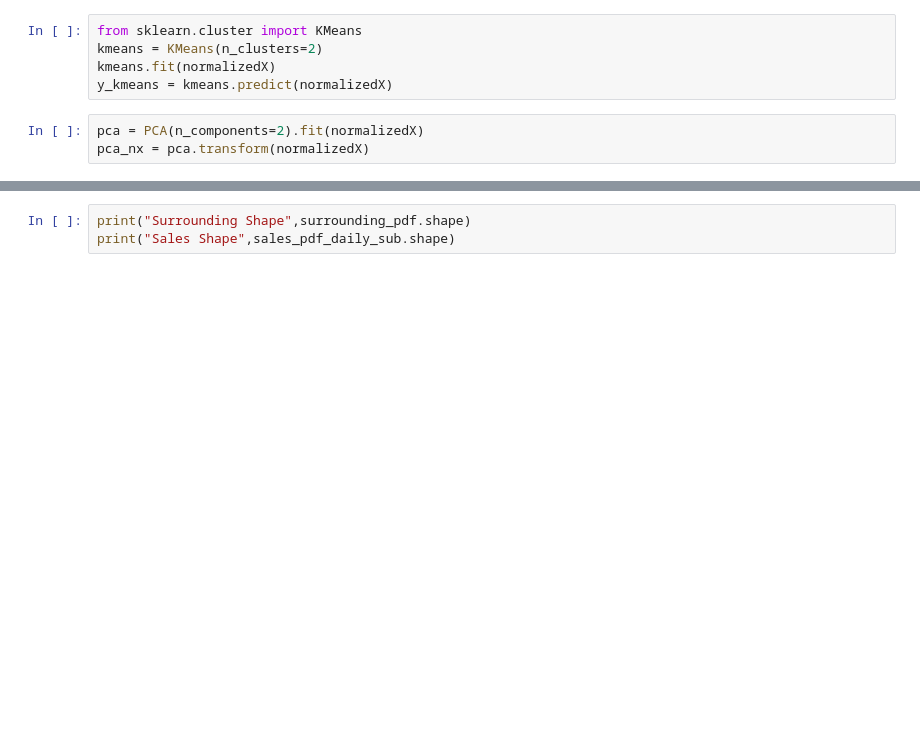
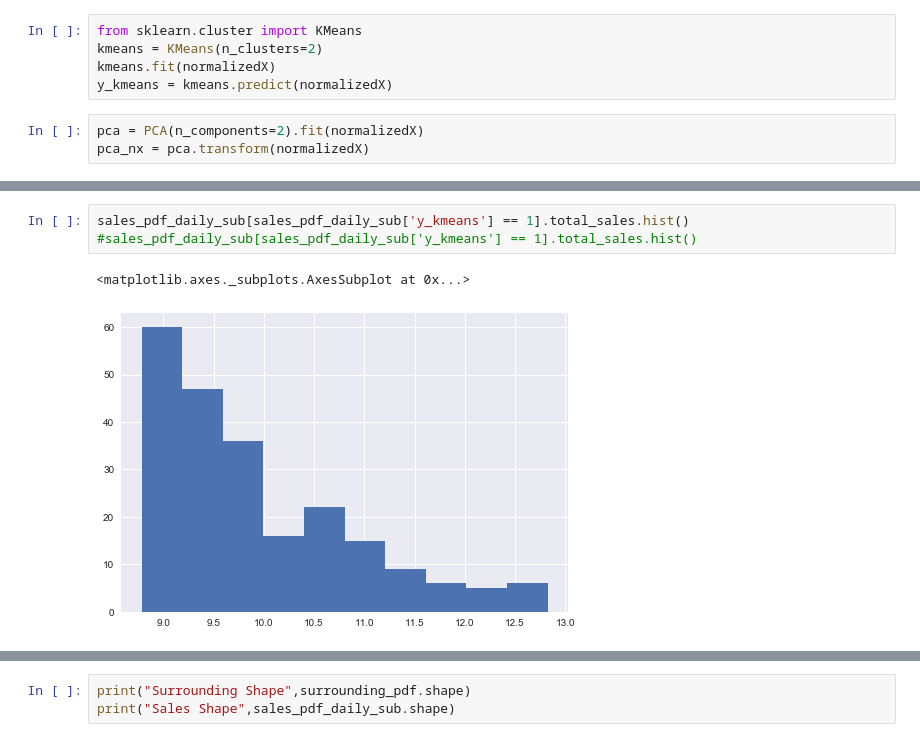
Before and after one commit to anilkumarpanda/imp_sales_forecast, a Jupyter notebook: Target Creation via KMeans.ipynb, the cells around one changed output, grey strips where cells are left out. Drawn from its saved outputs; the diff is of its cells as text; blank space fills up the shorter version.

```diff
--- a/Target Creation via KMeans.ipynb
+++ b/Target Creation via KMeans.ipynb
@@ -120,0 +142,6 @@ See the caveats in the documentation: http://pandas.pydata.org/pandas-docs/stabl
+# %%
+sales_pdf_daily_sub[sales_pdf_daily_sub['y_kmeans'] == 1].total_sales.hist()
+#sales_pdf_daily_sub[sales_pdf_daily_sub['y_kmeans'] == 1].total_sales.hist()
+# %% [output]
+<matplotlib.axes._subplots.AxesSubplot at 0x...>
+[figure, added]
```
Also changed, not shown: parts of 14 cells of this notebook, 8 other files.
